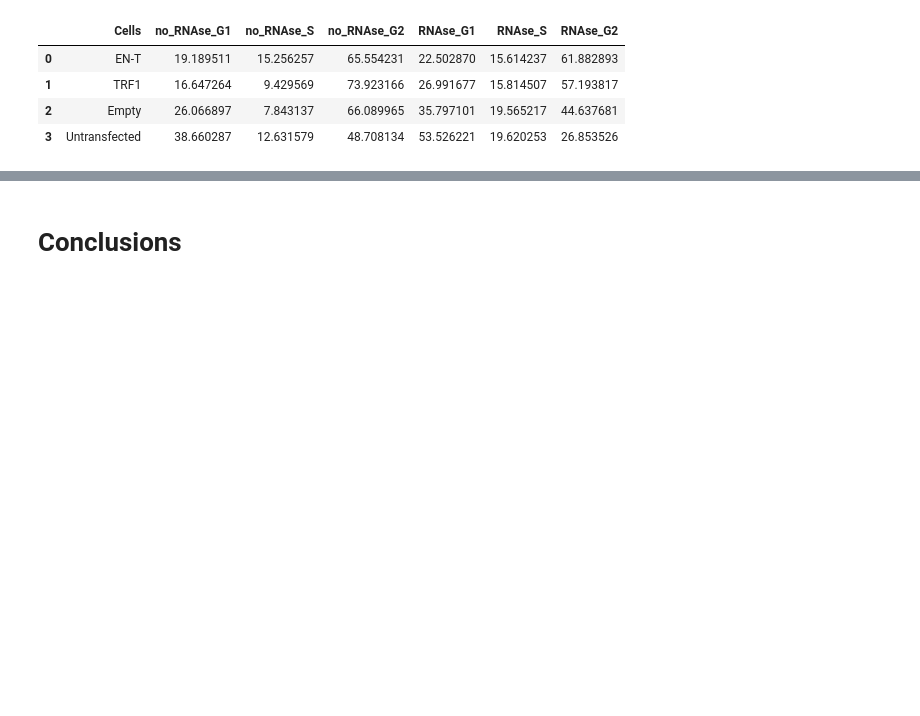
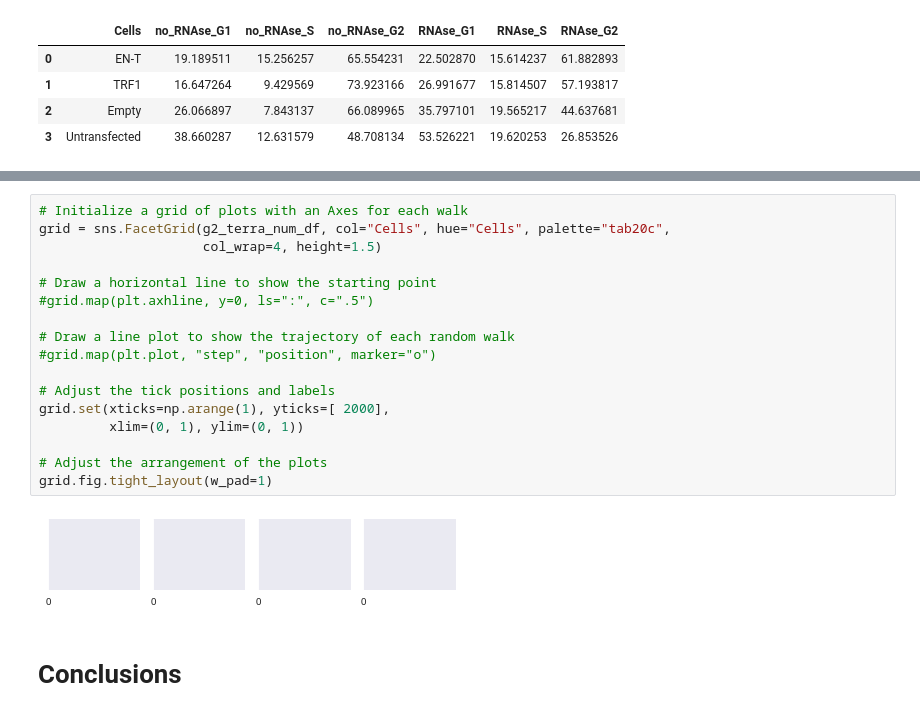
Before and after one commit to aidan-lew/TERRA_DSB, a Jupyter notebook: terra_dsb.ipynb, the cells around one changed output, grey strips where cells are left out. Cells and saved outputs as stored; diff of their text form; blank space fills up the shorter version.

```diff
--- a/terra_dsb.ipynb
+++ b/terra_dsb.ipynb
@@ -365,2 +379,21 @@ g2_cell_perc_df
+# %%
+# Initialize a grid of plots with an Axes for each walk
+grid = sns.FacetGrid(g2_terra_num_df, col="Cells", hue="Cells", palette="tab20c",
+                     col_wrap=4, height=1.5)
+
+# Draw a horizontal line to show the starting point
+#grid.map(plt.axhline, y=0, ls=":", c=".5")
+
+# Draw a line plot to show the trajectory of each random walk
+#grid.map(plt.plot, "step", "position", marker="o")
+
+# Adjust the tick positions and labels
+grid.set(xticks=np.arange(1), yticks=[ 2000],
+         xlim=(0, 1), ylim=(0, 1))
+
+# Adjust the arrangement of the plots
+grid.fig.tight_layout(w_pad=1)
+# %% [output]
+[figure, added]
 # %% [markdown]
 # Conclusions
```
Also changed, not shown: parts of 5 cells of this notebook.
